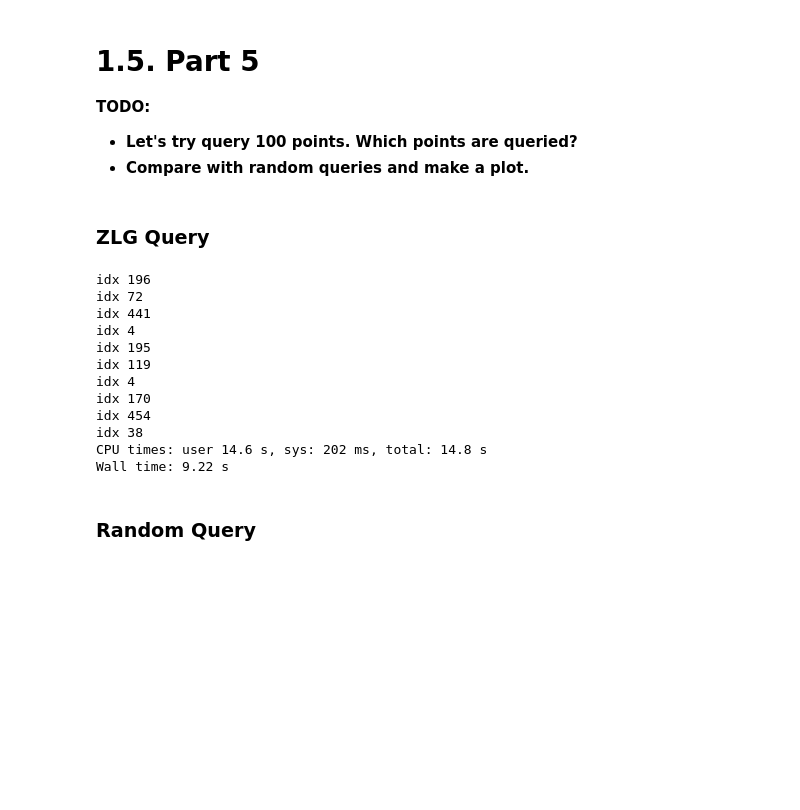
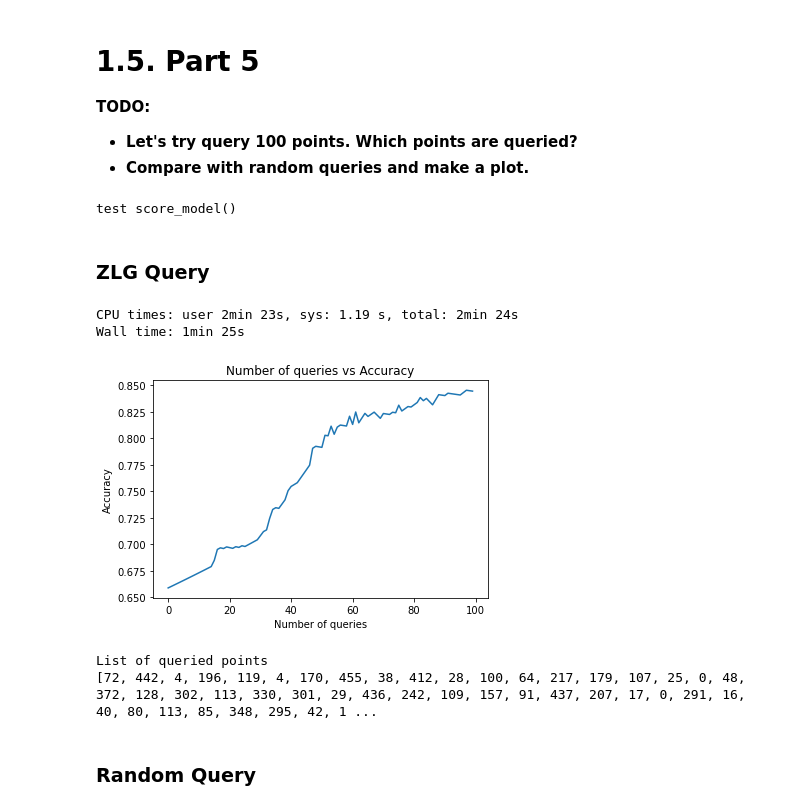
Before and after one commit to ryanquinnnelson/CMU-02750-Study-of-Type-2-Active-Learning-Algorithms, a Jupyter notebook: Q1_ZLG_ryann.ipynb, the cells around one changed output. Drawn from its saved outputs; the diff is of its cells as text; code cells hidden in the pictures; blank space fills up the shorter version.

```diff
--- a/Q1_ZLG_ryann.ipynb
+++ b/Q1_ZLG_ryann.ipynb
@@ -236,6 +212,34 @@ idx_1_4
 **TODO:**
 - **Let's try query 100 points. Which points are queried?**
 - **Compare with random queries and make a plot.**
+# %%
+def score_model(f_u, y_true):
+    y_pred = np.round(f_u)
+
+    if y_pred.shape[0] != y_true.shape[0]:
+        raise ValueError('Arrays must be the same size to compare.')
+
+    err_count = 0
+    for i in range(y_pred.shape[0]):
+        if y_pred[i] != y_true[i]:
+            err_count += 1
+
+    return (y_pred.shape[0]-err_count) / y_pred.shape[0]
+
+
+print('test score_model()')
+a = np.array([0.5,0.7,0.1])
+b = np.array([1,0,0])
+assert score_model(a,b) == 1/3
+# %% [output]
+test score_model()
+# %%
+def plot_accuracy(accuracy):
+    plt.xlabel('Number of queries')
+    plt.ylabel('Accuracy')
+    plt.title('Number of queries vs Accuracy')
+    plt.plot(accuracy)
+    plt.show()
 # %% [markdown]
 ### ZLG Query
 # %%
@@ -247,17 +251,25 @@ Yk_zlg = copy.deepcopy(Yk)
 Xu_zlg = copy.deepcopy(Xu)
 Yu_zlg = copy.deepcopy(Yu)
 
+# variables
+n_samples = X.shape[0]
+n_l = Xk_zlg.shape[0]
 labeled_zlg = [i for i in range(200)]
 unlabeled_zlg = [i for i in range(200,673)]
-n_samples = X.shape[0]
+
+# initialize components
+Delta = zlg.laplacian_matrix(X,t=0)
+fu,Delta_uu_inv = zlg.minimum_energy_solution(Delta,labeled_zlg,unlabeled_zlg,Yk)
+
 
 # run required iterations
-queried = []
-for count in range(10):
+queried_zlg = []
+scores_zlg = []
+for count in range(100):
 
     # select unlabeled instance
     query_idx = zlg.zlg_query(fu, Delta_uu_inv,n_l,n_samples)
-    queried.append(query_idx)
+    queried_zlg.append(query_idx)
 
     # add instance to labeled set
     Yk_zlg = np.append(Yk_zlg,Yu_zlg[query_idx])
@@ -275,19 +287,20 @@ for count in range(10):
     # calculate minimum energy solution for remaining unlabeled
     fu, Delta_uu_inv = zlg.minimum_energy_solution(Delta,labeled_zlg, unlabeled_zlg,Yk_zlg)
 
-    # score model by testing on all unlabeled points left at each step??
+    # score model by testing on all unlabeled points left at each step
+    scores_zlg.append(score_model(fu, Yu_zlg))
 # %% [output]
-idx 196
-idx 72
-idx 441
-idx 4
-idx 195
-idx 119
-idx 4
-idx 170
-idx 454
-idx 38
-CPU times: user 14.6 s, sys: 202 ms, total: 14.8 s
-Wall time: 9.22 s
+CPU times: user 2min 23s, sys: 1.19 s, total: 2min 24s
+Wall time: 1min 25s
+# %%
+plot_accuracy(scores_zlg)
+# %% [output]
+[figure, added]
+# %%
+print('List of queried points')
+print(queried_zlg)
+# %% [output]
+List of queried points
+[72, 442, 4, 196, 119, 4, 170, 455, 38, 412, 28, 100, 64, 217, 179, 107, 25, 0, 48, 372, 128, 302, 113, 330, 301, 29, 436, 242, 109, 157, 91, 437, 207, 17, 0, 291, 16, 40, 80, 113, 85, 348, 295, 42, 1 ...
 # %% [markdown]
 ### Random Query
```
Also changed, not shown: parts of 12 cells of this notebook.
